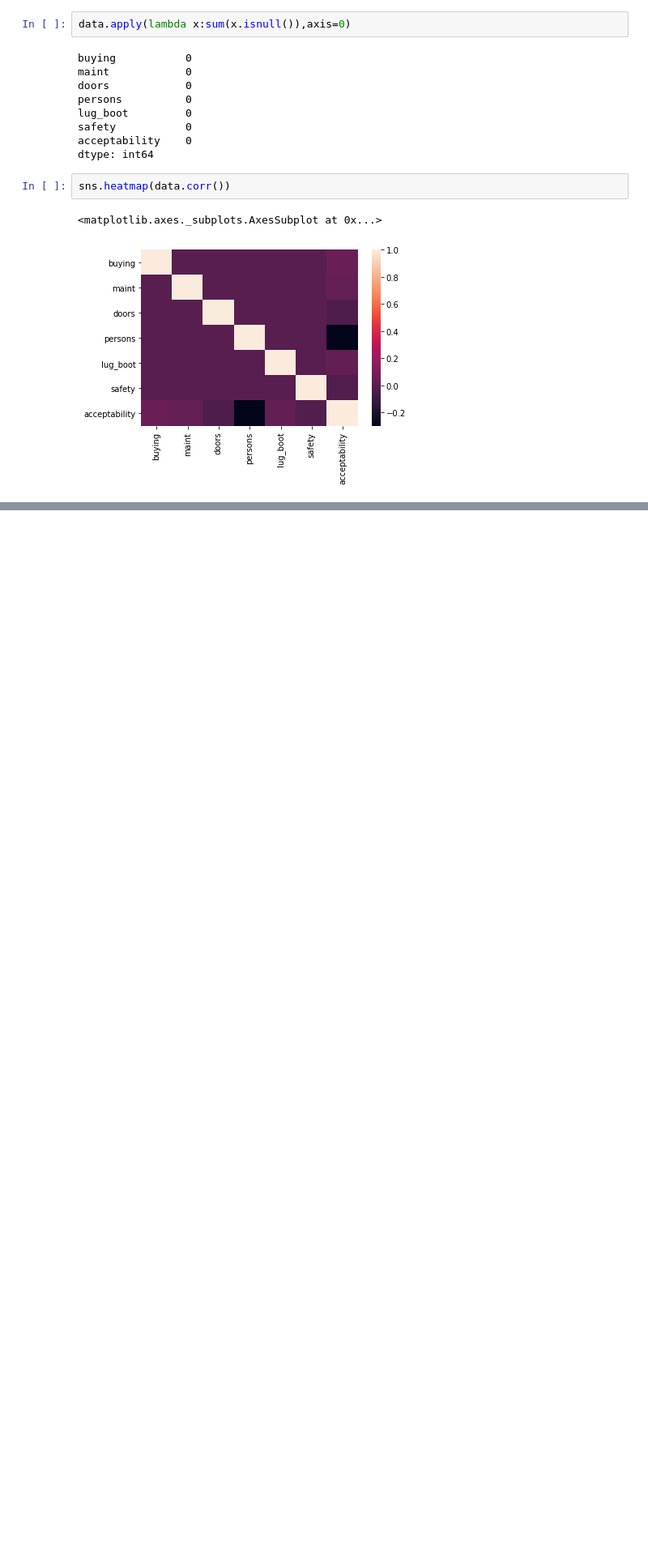
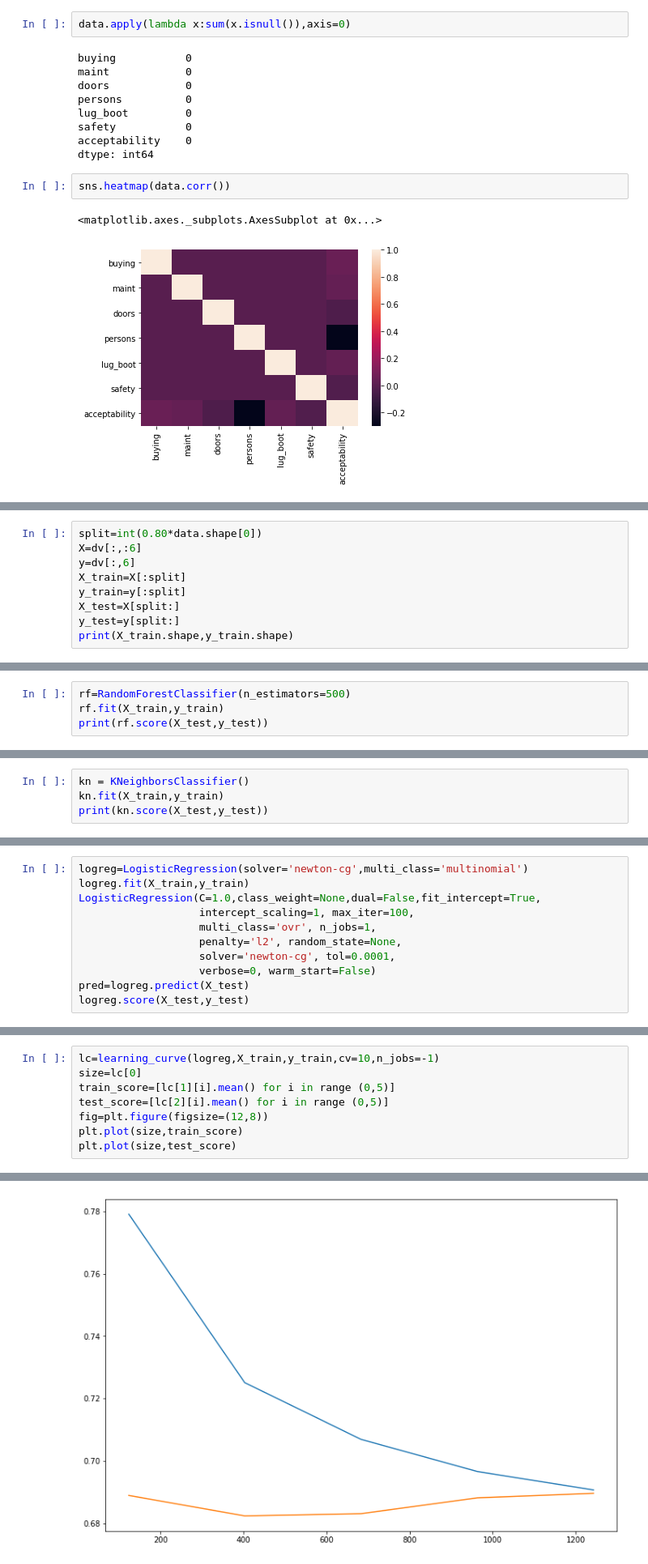
Before and after one commit to maywzh/ji_coursenotes, a Jupyter notebook: 2020spring/CSCI964/lab7-0407/lab7.ipynb, the cells around one changed output, grey strips where cells are left out. Shown at 81% size. Drawn from its saved outputs; the diff is of its cells as text; blank space fills up the shorter version.

```diff
--- a/2020spring/CSCI964/lab7-0407/lab7.ipynb
+++ b/2020spring/CSCI964/lab7-0407/lab7.ipynb
@@ -76,0 +83,9 @@ sns.heatmap(data.corr())
+# %%
+split=int(0.80*data.shape[0])
+X=dv[:,:6]
+y=dv[:,6]
+X_train=X[:split]
+y_train=y[:split]
+X_test=X[split:]
+y_test=y[split:]
+print(X_train.shape,y_train.shape)
@@ -76,0 +101,4 @@ sns.heatmap(data.corr())
+# %%
+rf=RandomForestClassifier(n_estimators=500)
+rf.fit(X_train,y_train)
+print(rf.score(X_test,y_test))
@@ -76,0 +107,4 @@ sns.heatmap(data.corr())
+# %%
+kn = KNeighborsClassifier()
+kn.fit(X_train,y_train)
+print(kn.score(X_test,y_test))
@@ -76,0 +124,11 @@ sns.heatmap(data.corr())
+# %%
+logreg=LogisticRegression(solver='newton-cg',multi_class='multinomial')
+logreg.fit(X_train,y_train)
+LogisticRegression(C=1.0,class_weight=None,dual=False,fit_intercept=True,
+                   intercept_scaling=1, max_iter=100,
+                   multi_class='ovr', n_jobs=1,
+                   penalty='l2', random_state=None,
+                   solver='newton-cg', tol=0.0001,
+                   verbose=0, warm_start=False)
+pred=logreg.predict(X_test)
+logreg.score(X_test,y_test)
@@ -76,0 +137,9 @@ sns.heatmap(data.corr())
+# %%
+lc=learning_curve(logreg,X_train,y_train,cv=10,n_jobs=-1)
+size=lc[0]
+train_score=[lc[1][i].mean() for i in range (0,5)]
+test_score=[lc[2][i].mean() for i in range (0,5)]
+fig=plt.figure(figsize=(12,8))
+plt.plot(size,train_score)
+plt.plot(size,test_score)
+# %% [output]
@@ -76,0 +147 @@ sns.heatmap(data.corr())
+[figure, added]
```
Also changed, not shown: parts of 12 cells of this notebook.
